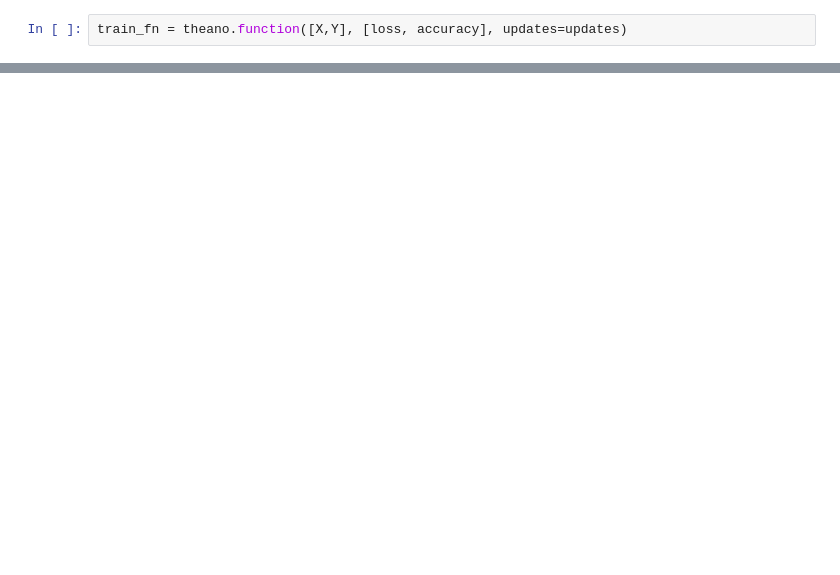
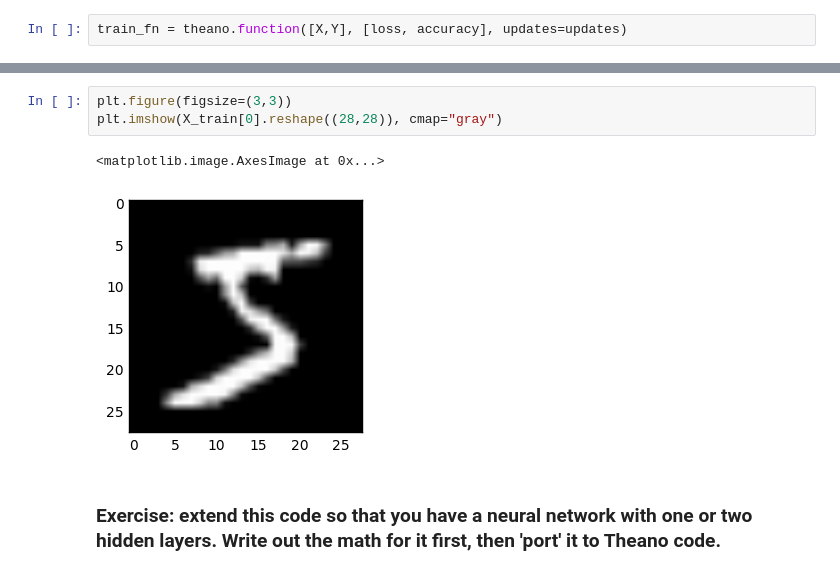
Before and after one commit to christopher-beckham/inf6953h, a Jupyter notebook: intro.ipynb, the cells around one changed output, grey strips where cells are left out. Cells and saved outputs as stored; diff of their text form; blank space fills up the shorter version.

```diff
--- a/intro.ipynb
+++ b/intro.ipynb
@@ -590,0 +639,8 @@ Inputs types: [TensorType(float64, matrix), TensorType(float64, vector)]
+# %%
+plt.figure(figsize=(3,3))
+plt.imshow(X_train[0].reshape((28,28)), cmap="gray")
+# %% [output]
+<matplotlib.image.AxesImage at 0x...>
+[figure, added]
+# %% [markdown]
+### Exercise: extend this code so that you have a neural network with one or two hidden layers. Write out the math for it first, then 'port' it to Theano code.
```
Also changed, not shown: parts of 11 cells of this notebook, 1 other file.
